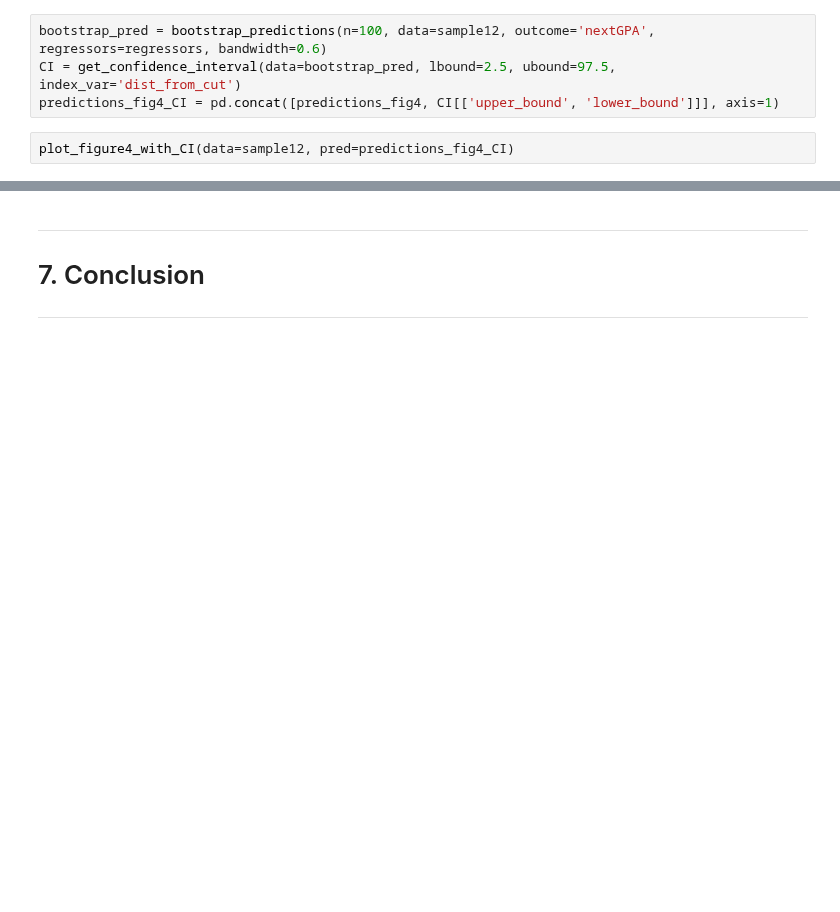
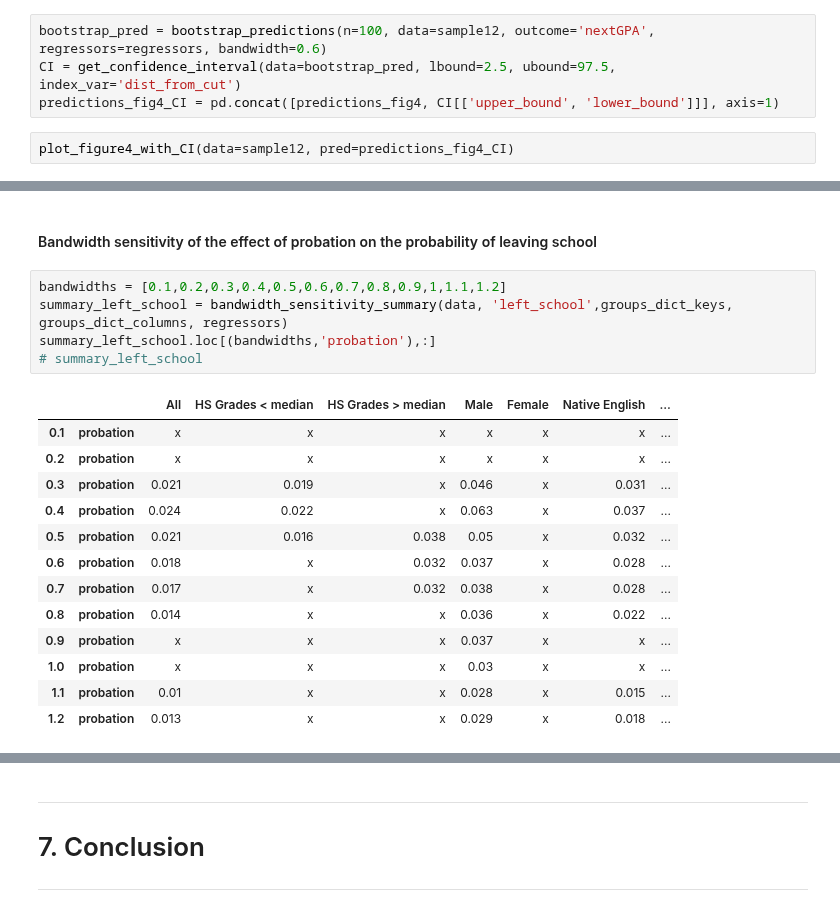
Before and after one commit to amageh/replication-performance-standards, a Jupyter notebook: project.ipynb, the cells around one changed output, grey strips where cells are left out. Drawn from its saved outputs; the diff is of its cells as text; blank space fills up the shorter version.

Commit message:
Added analysis of bandwidth sensitivity.

```diff
--- a/project.ipynb
+++ b/project.ipynb
@@ -730,0 +643,21 @@ plot_figure4_with_CI(data=sample12, pred=predictions_fig4_CI)
+# %% [markdown]
+#### Bandwidth sensitivity of the effect of probation on the probability of leaving school
+# %%
+bandwidths = [0.1,0.2,0.3,0.4,0.5,0.6,0.7,0.8,0.9,1,1.1,1.2]
+summary_left_school = bandwidth_sensitivity_summary(data, 'left_school',groups_dict_keys, groups_dict_columns, regressors)
+summary_left_school.loc[(bandwidths,'probation'),:]
+# summary_left_school
+# %% [output]
+|  |  | All | HS Grades < median | HS Grades > median | Male | Female | Native English | ... |
+| 0.1 | probation | x | x | x | x | x | x | ... |
+| 0.2 | probation | x | x | x | x | x | x | ... |
+| 0.3 | probation | 0.021 | 0.019 | x | 0.046 | x | 0.031 | ... |
+| 0.4 | probation | 0.024 | 0.022 | x | 0.063 | x | 0.037 | ... |
+| 0.5 | probation | 0.021 | 0.016 | 0.038 | 0.05 | x | 0.032 | ... |
+| 0.6 | probation | 0.018 | x | 0.032 | 0.037 | x | 0.028 | ... |
+| 0.7 | probation | 0.017 | x | 0.032 | 0.038 | x | 0.028 | ... |
+| 0.8 | probation | 0.014 | x | x | 0.036 | x | 0.022 | ... |
+| 0.9 | probation | x | x | x | 0.037 | x | x | ... |
+| 1.0 | probation | x | x | x | 0.03 | x | x | ... |
+| 1.1 | probation | 0.01 | x | x | 0.028 | x | 0.015 | ... |
+| 1.2 | probation | 0.013 | x | x | 0.029 | x | 0.018 | ... |
```
Also changed, not shown: parts of 20 cells of this notebook, 4 other files.
